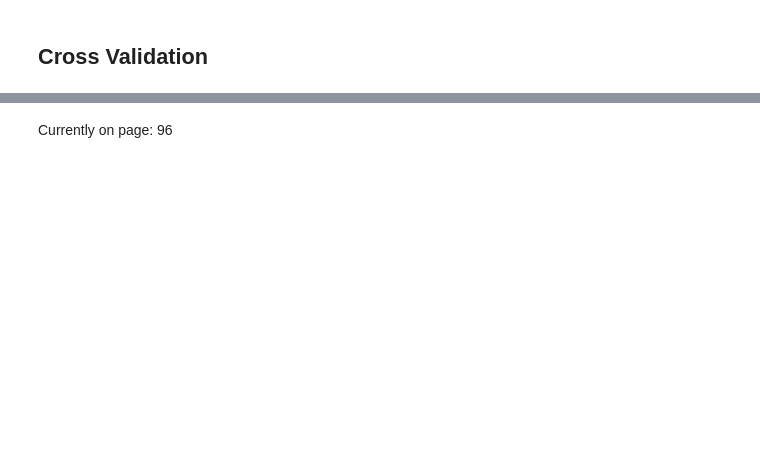
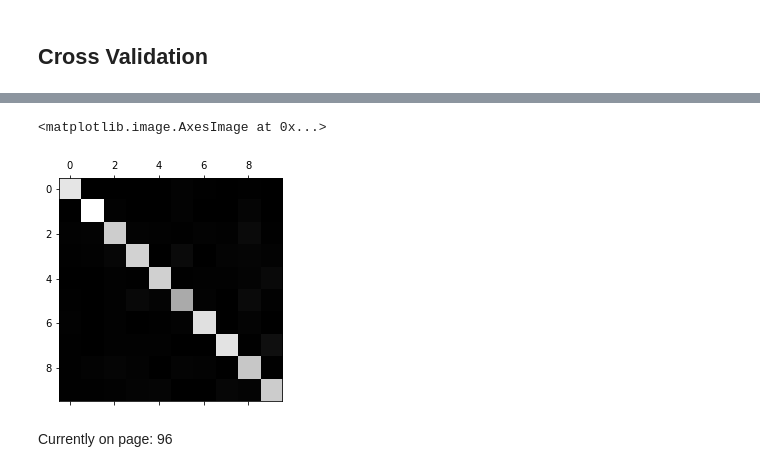
Before and after one commit to ryoiwata/handson-ml, a Jupyter notebook: notebooks/chapter_3_classificaiton.ipynb, the cells around one changed output, grey strips where cells are left out. Saved outputs shown, nothing was run; the diff lists cells and outputs as text; code cells hidden in the pictures; blank space fills up the shorter version.

```diff
--- a/notebooks/chapter_3_classificaiton.ipynb
+++ b/notebooks/chapter_3_classificaiton.ipynb
@@ -454,0 +469,4 @@ array([[0.  , 0.01, 0.02, 0.05, 0.13, 0.07, 0.02, 0.49, 0.06, 0.15]])
+# %%
+scaler = StandardScaler()
+# %%
+X_train_scaled = scaler.fit_transform(X=X_train[:10000].astype(np.float64))
@@ -454,0 +483,4 @@ array([[0.  , 0.01, 0.02, 0.05, 0.13, 0.07, 0.02, 0.49, 0.06, 0.15]])
+# %%
+y_train_pred = cross_val_predict(sgd_clf, X_train_scaled, y_train[:10000], cv=3)
+# %%
+conf_mx = confusion_matrix(y_train[:10000], y_train_pred[:10000])
@@ -455,2 +500,7 @@ array([[0.  , 0.01, 0.02, 0.05, 0.13, 0.07, 0.02, 0.49, 0.06, 0.15]])
+# %%
+plt.matshow(conf_mx, cmap=plt.cm.gray)
+# %% [output]
+<matplotlib.image.AxesImage at 0x...>
+[figure, added]
 # %% [markdown]
 Currently on page: 96
```
Also changed, not shown: parts of 10 cells of this notebook.
